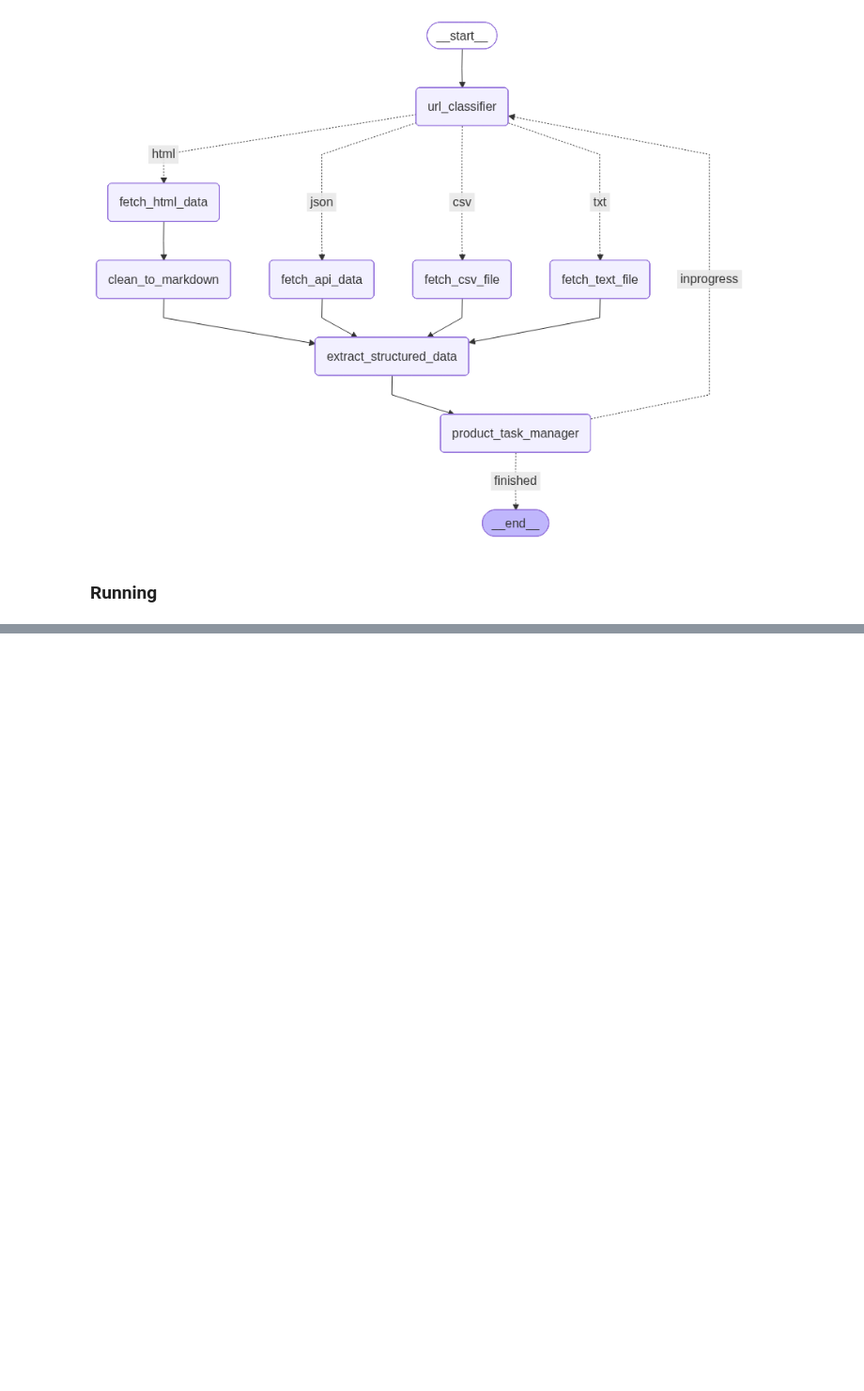
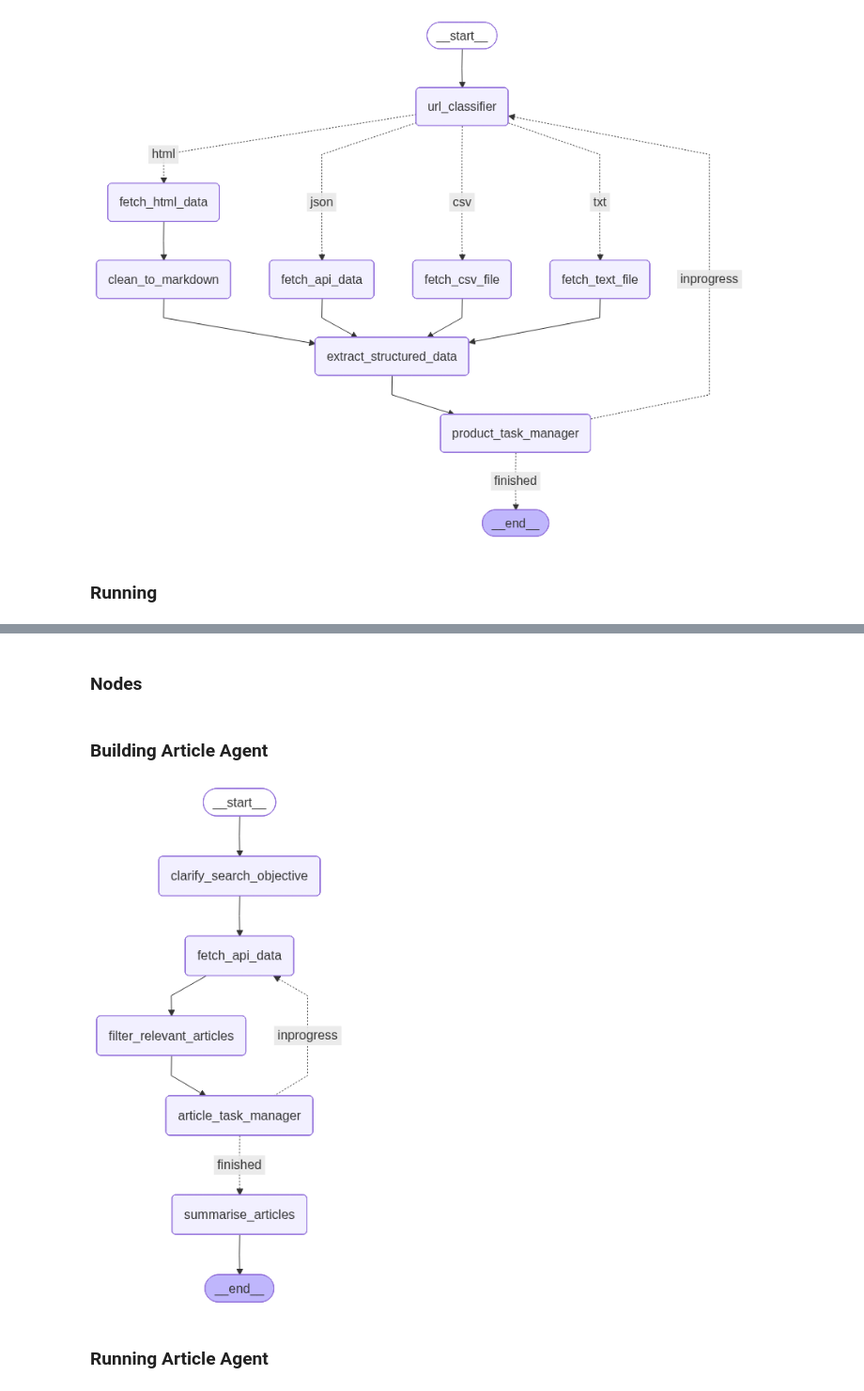
Before and after one commit to yahiaabdelhady2023/cross-border-e-commerce-agent-swarm, a Jupyter notebook: agentic_framework.ipynb, the cells around one changed output, grey strips where cells are left out. Shown at 94% size. Saved outputs shown, nothing was run; the diff lists cells and outputs as text; code cells hidden in the pictures; blank space fills up the shorter version.

```diff
--- a/agentic_framework.ipynb
+++ b/agentic_framework.ipynb
@@ -365,0 +651,4 @@ current_url  product_intelligence_report_v2.txt
+# %%
+from langchain.chat_models import init_chat_model
+
+article_llm = init_chat_model(model="gemini-3.1-flash-lite", model_provider="google_genai")
@@ -365,0 +687,15 @@ current_url  product_intelligence_report_v2.txt
+# %%
+class ArticleState(TypedDict):
+    messages: Annotated[list[str], add_messages]
+    objective: str
+    current_url: str
+    url_list : list[str]
+    work_status: Literal["inprogress","finished"]
+    processed_url_list: Annotated[list[str], operator.add]
+    articles_list: Annotated[list[Article], operator.add]
+    summary: str
+    ########################################################
+    # general information regarding performance, speed, time taken, error messages
+    no_of_articles_extracted: int = 0
+    error_messages : Annotated[list[str], add_messages]
+    feedback_message : str
@@ -365,0 +744,2 @@ current_url  product_intelligence_report_v2.txt
+# %% [markdown]
+### Nodes
@@ -365,0 +786,32 @@ current_url  product_intelligence_report_v2.txt
+# %% [markdown]
+### Building Article Agent
+# %%
+from langgraph.graph import StateGraph, START, END
+
+
+graph = StateGraph(ArticleState)
+graph.add_node("clarify_search_objective",clarify_search_objective)
+graph.add_node("fetch_api_data",fetch_api_data)
+graph.add_node("filter_relevant_articles",filter_relevant_articles)
+graph.add_node("summarise_articles",summarise_articles)
+graph.add_node("article_task_manager",article_task_manager)
+########################################################################
+graph.add_edge(START,"clarify_search_objective")
+graph.add_edge("clarify_search_objective","fetch_api_data")
+graph.add_edge("fetch_api_data","filter_relevant_articles")
+graph.add_edge("filter_relevant_articles","article_task_manager")
+graph.add_conditional_edges("article_task_manager",
+                            task_manager_router,
+                            {"inprogress":"fetch_api_data","finished":"summarise_articles"}
+                            )
+graph.add_edge("summarise_articles",END)
+
+compiled_article_graph = graph.compile()
+# %%
+from IPython.display import Image
+
+display(Image(compiled_article_graph.get_graph().draw_mermaid_png()))
+# %% [output]
+[figure, added]
+# %% [markdown]
+### Running Article Agent
```
Also changed, not shown: parts of 43 cells of this notebook, 6 other files.
